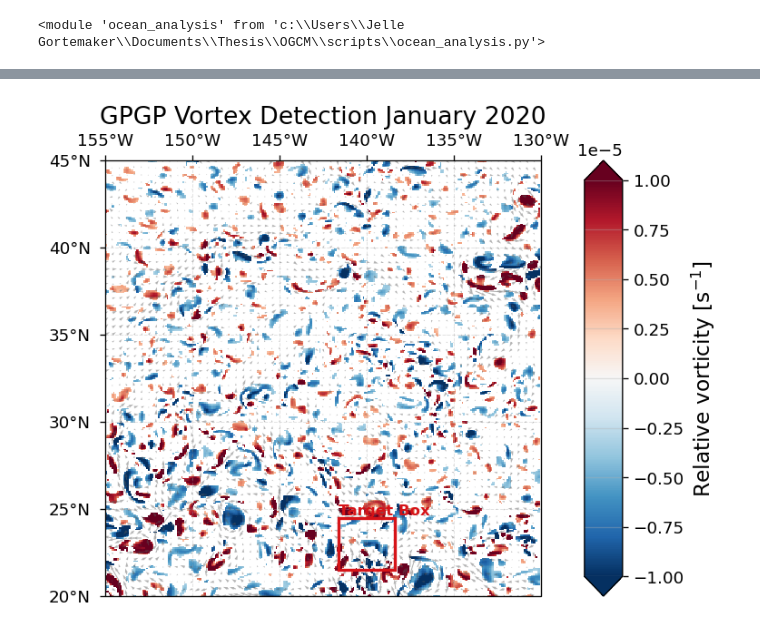
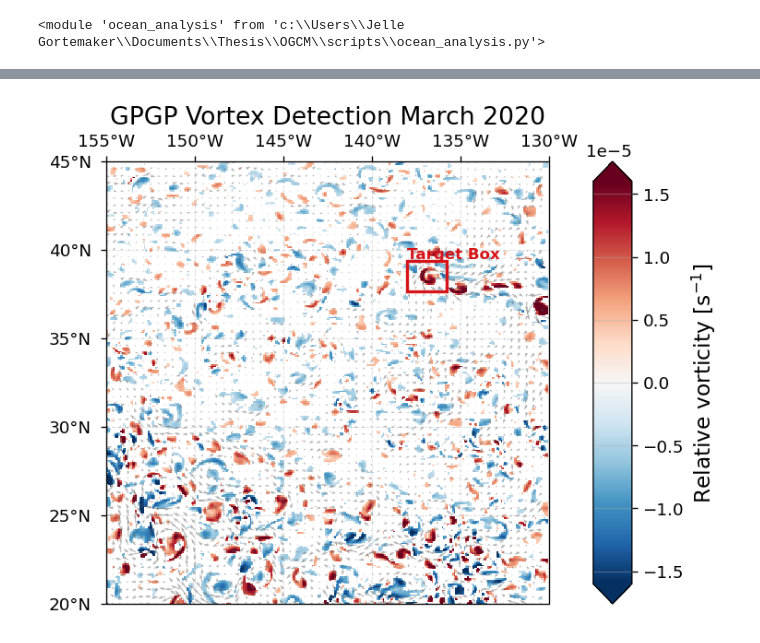
Before and after one commit to Jelle-Gortemaker/Thesis, a Jupyter notebook: OGCM/notebooks/OW_detection.ipynb, the cells around one changed output, grey strips where cells are left out. Drawn from its saved outputs; the diff is of its cells as text; code cells hidden in the pictures.

```diff
--- a/OGCM/notebooks/OW_detection.ipynb
+++ b/OGCM/notebooks/OW_detection.ipynb
@@ -33,47 +33,75 @@ importlib.reload(oa)
 # %% [output]
 <module 'ocean_analysis' from 'c:\\Users\\Jelle Gortemaker\\Documents\\Thesis\\OGCM\\scripts\\ocean_analysis.py'>
 # %%
+# ============================================================
+# SETTINGS
+# ============================================================
+
+NB_DIR = Path.cwd()
+
+case_name = "run_mar1"  # edit
+
 # Fixed symmetric colorbar magnitude
 VORT_ABS_MAX = 1.6e-5
 
 # Fixed target plotting domain
 MAP_EXTENT = [-155, -130, 20, 45]
 
-# 1. Load Data
+SAVE_JSON = False
 
-# surface_ds = oa.process_glorys_data('../data/input/GPGP_aug2020.nc', averaging_period='1D')
-title = f"GPGP Vortex Detection January 2020"
-
-# surface_ds_2021 = oa.process_glorys_data('../data/input/GPGP_aug2021.nc', averaging_period='1D')
-# surface_ds_2022 = oa.process_glorys_data('../data/input/GPGP_aug2022.nc', averaging_period='1D')
-# surface_ds_2023 = oa.process_glorys_data('../data/input/GPGP_aug2023.nc', averaging_period='1D')
-surface_ds = oa.process_glorys_data('../data/input/GPGP_jan2020.nc', averaging_period='1D')
-# surface_ds_2021_winter = oa.process_glorys_data('../data/input/GPGP_jan2021.nc', averaging_period='1D')
-# surface_ds_2022_winter = oa.process_glorys_data('../data/input/GPGP_jan2022.nc', averaging_period='1D')
-# surface_ds_2023_winter = oa.process_glorys_data('../data/input/GPGP_jan2023.nc', averaging_period='1D')
+# Store JSON directly inside processed folder
+JSON_OUTPUT_DIR = Path("../data/processed")
+JSON_OUTPUT_DIR.mkdir(parents=True, exist_ok=True)
 
 
-SAVE_JSON = False
-JSON_OUTPUT_DIR = Path("../data/processed/ETT")
+# ============================================================
+# 1. LOAD DATA
+# ============================================================
+
+title = "GPGP Vortex Detection March 2020"
+
+surface_ds = oa.process_glorys_data(
+    "../data/input/GPGP_mar2020.nc",
+    averaging_period="1D",
+)
 
 
-# 2. Compute Metrics
+# ============================================================
+# 2. SELECT TARGET DOMAIN
+# ============================================================
 
-results = oa.calculate_okubo_weiss(surface_ds)
-signed_vort, mask = oa.get_eddy_intensity(results, alpha=0.2)
+# lat_s = 22.14
+# lat_n = 23.86
+# lon_w = -140.94
+# lon_e = -139.06
 
+center_lat = 38.5
+center_lon = -136.9
 
-# 3. SELECT TARGET DOMAIN
-lat_s = 21.5
-lat_n = 24.5
-lon_w = -141.6
-lon_e = -138.4
+dlat = 192 / 111.32          # ≈ 1.725 deg
+dlon = 192 / (111.32 * np.cos(np.deg2rad(center_lat)))   # ≈ 1.903 deg
+
+lat_s = center_lat - dlat/2
+lat_n = center_lat + dlat/2
+lon_w = center_lon - dlon/2
+lon_e = center_lon + dlon/2
 
 print(f"Red box lat range: {lat_s:.2f} to {lat_n:.2f}")
 print(f"Red box lon range: {lon_w:.2f} to {lon_e:.2f}")
+
+les_box = oa.get_subdomain(
+    lat_min=lat_s,
+    lon_min=lon_w,
+    lat_max=lat_n,
+    lon_max=lon_e,
+)
+
 alpha = 0.2
 
-les_box = oa.get_subdomain(lat_min=lat_s, lon_min=lon_w, lat_max=lat_n, lon_max=lon_e)
+
+# ============================================================
+# 3. COMPUTE OW + EDDY MASK
+# ============================================================
 
 ow_results = oa.calculate_okubo_weiss(surface_ds)
 
@@ -82,16 +110,18 @@ signed_intensity, eddy_mask = oa.get_eddy_intensity(
     alpha=alpha,
 )
 
-# 4. Visualize with the Red Rectangle
-oa.plot_eddy_intensity(signed_vort, u=surface_ds.uo, v=surface_ds.vo,
-                       title=title,
-                       target_box=les_box)
 
+# ============================================================
+# VISUALIZE
+# ============================================================
 
-# # 5. Extract statistics strictly inside that box
-# box_data = signed_vort.sel(longitude=slice(les_box[0], les_box[1]),
-#                            latitude=slice(les_box[2], les_box[3]))
-
-# print(f"Stats for red box:")
-# print(f"Number of eddy core pixels: {int(box_data.notnull().sum())}")
+fig, ax = oa.plot_eddy_intensity(
+    intensity_data=signed_intensity,
+    u=surface_ds.uo,
+    v=surface_ds.vo,
+    title=title,
+    target_box=les_box,
+    extent=None,
+    vabs=VORT_ABS_MAX,
+)
 # %% [output]
@@ -102 +130 @@ Red box lon range: -141.60 to -138.40
-[figure, old version]
+[figure, new version]
```
Also changed, not shown: parts of 3 cells of this notebook, 5 other files.
